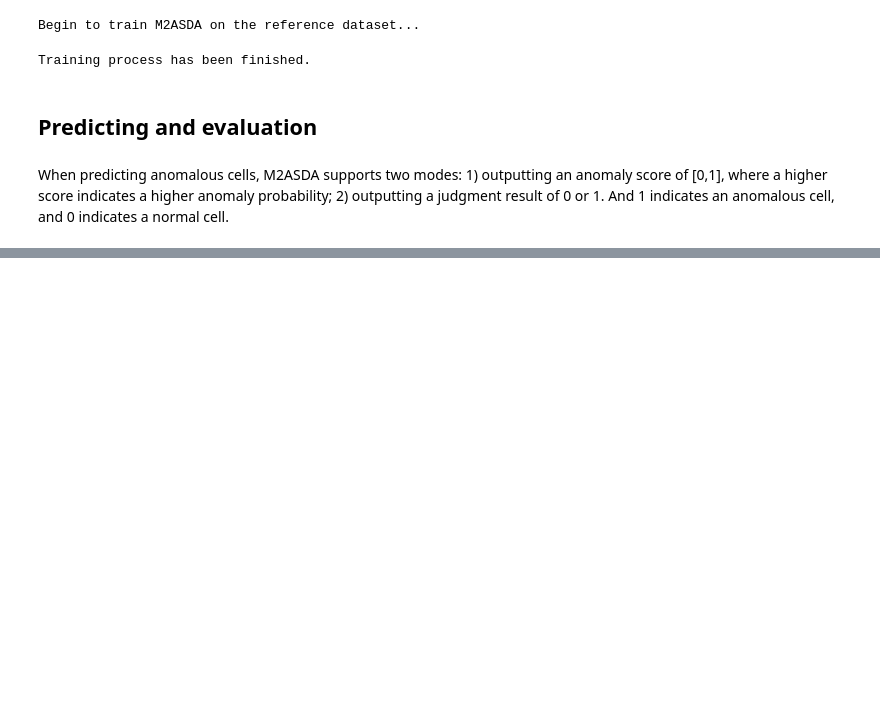
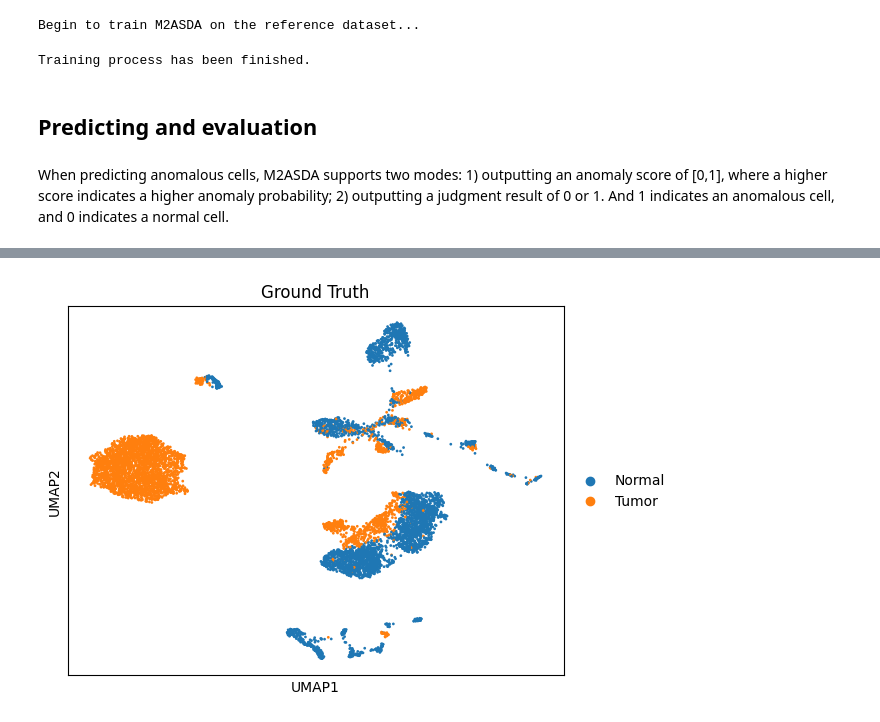
Before and after one commit to Catchxu/M2ASDA, a Jupyter notebook: docs/tutorial/Anomaly.ipynb, the cells around one changed output, grey strips where cells are left out. Saved outputs shown, nothing was run; the diff lists cells and outputs as text; code cells hidden in the pictures; blank space fills up the shorter version.

```diff
--- a/docs/tutorial/Anomaly.ipynb
+++ b/docs/tutorial/Anomaly.ipynb
@@ -176,0 +142,4 @@ Prediction result have been saved at ../results/anomaly.csv!
+# %%
+sc.pl.umap(tgt, color='tissue_type', title='Ground Truth')
+# %% [output]
+[figure, added]
```
Also changed, not shown: parts of 11 cells of this notebook, 13 other files.
